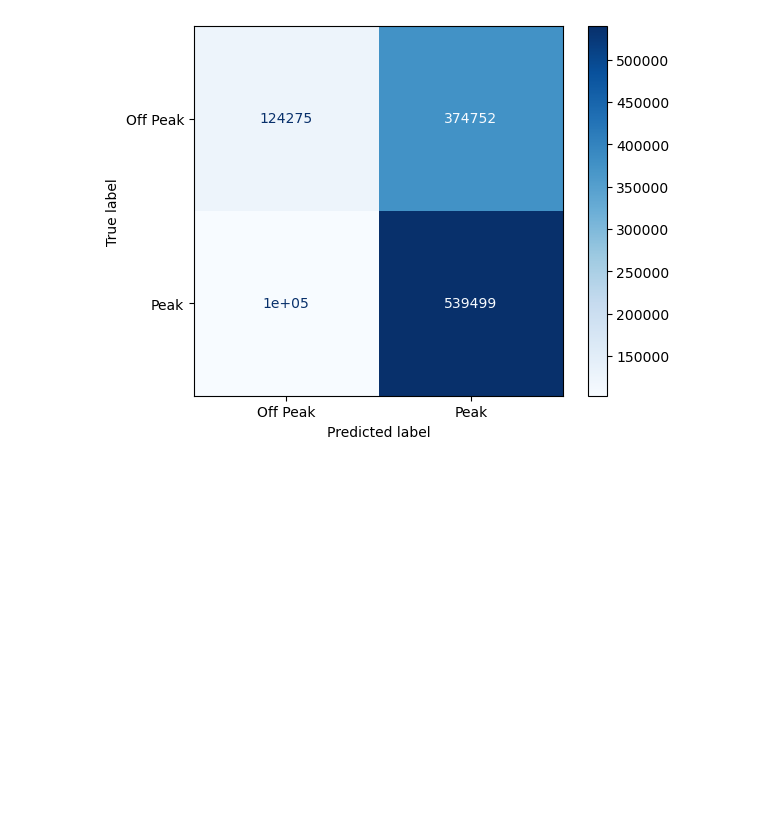
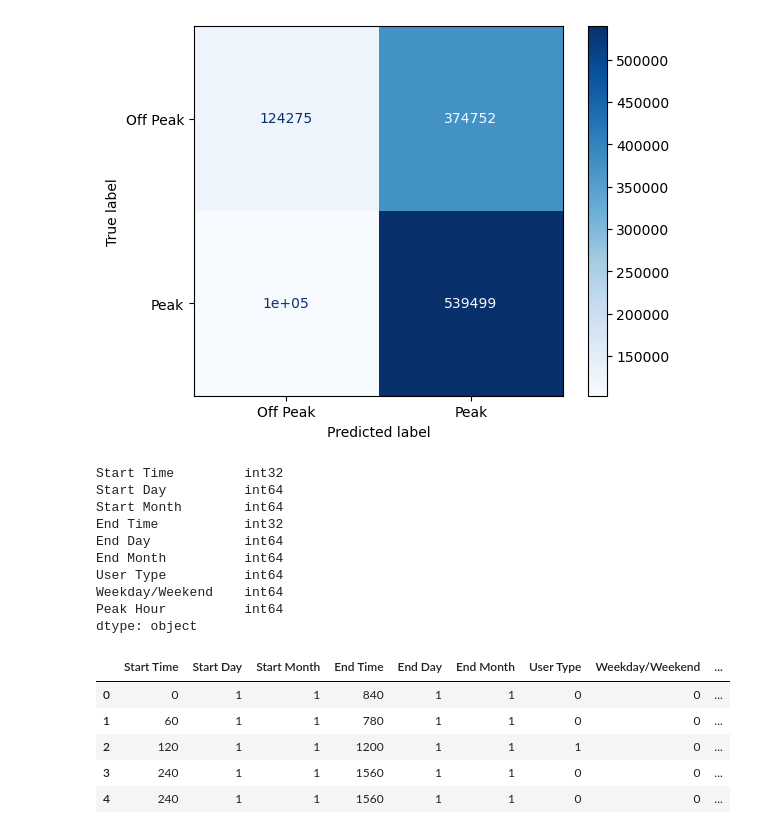
Before and after one commit to ziadharmanani/INF1340-Ridership-Analysis, a Jupyter notebook: rideshare_cleaning.ipynb, the cells around one changed output. Saved outputs shown, nothing was run; the diff lists cells and outputs as text; code cells hidden in the pictures; blank space fills up the shorter version.

```diff
--- a/rideshare_cleaning.ipynb
+++ b/rideshare_cleaning.ipynb
@@ -907,3 +909,53 @@ disp.plot(cmap = 'Blues')
 [figure]
 # %%
 #end of naive bayes work
+# %%
+#pca data cleaning to numeric
+pca_columns = [
+    'Start Time', 'Start Day', 'Start Month',
+    'End Time', 'End Day', 'End Month', 'User Type',
+    'Weekday/Weekend', 'Peak Hour']
+
+df_diagnostic['Trip Duration'] = df_diagnostic['Trip Duration'] / 60  # Convert to minutes
+df_diagnostic = df_diagnostic[df_diagnostic['Trip Duration'] < 45] # Remove outliers
+df_pca = df_diagnostic[pca_columns].copy()
+
+#convert categorical to binary
+df_pca['Peak Hour'] = df_pca['Peak Hour'].map({'Off Peak': 0, 'Morning': 1, 'Evening': 1})
+df_pca['Weekday/Weekend'] = df_pca['Weekday/Weekend'].map({'Weekend': 0, 'Weekday': 1})
+df_pca['User Type'] = df_pca['User Type'].map({'Casual Member': 0, 'Annual Member': 1})
+
+#binary_columns = ['Peak Hour', 'Weekday/Weekend', 'User Type']
+#for col in binary_columns:
+#    df_pca[col] = df_pca[col].astype(int)
+
+#convert times to numerical (seconds since midnight)
+df_pca['Start Time'] = pd.to_datetime(df_pca['Start Time'], format='%H:%M', errors='coerce')
+df_pca['End Time'] = pd.to_datetime(df_pca['End Time'], format='%H:%M', errors='coerce')
+
+df_pca['Start Time'] = df_pca['Start Time'].dt.hour * 3600 + df_pca['Start Time'].dt.minute * 60
+df_pca['End Time'] = df_pca['End Time'].dt.hour * 3600 + df_pca['End Time'].dt.minute * 60
+
+
+#reset index
+df_pca = df_pca.reset_index(drop=True)
+
+print(df_pca.dtypes)
+df_pca.head()
+# %% [output]
+Start Time         int32
+Start Day          int64
+Start Month        int64
+End Time           int32
+End Day            int64
+End Month          int64
+User Type          int64
+Weekday/Weekend    int64
+Peak Hour          int64
+dtype: object
+|  | Start Time | Start Day | Start Month | End Time | End Day | End Month | User Type | Weekday/Weekend | ... |
+| 0 | 0 | 1 | 1 | 840 | 1 | 1 | 0 | 0 | ... |
+| 1 | 60 | 1 | 1 | 780 | 1 | 1 | 0 | 0 | ... |
+| 2 | 120 | 1 | 1 | 1200 | 1 | 1 | 1 | 0 | ... |
+| 3 | 240 | 1 | 1 | 1560 | 1 | 1 | 0 | 0 | ... |
+| 4 | 240 | 1 | 1 | 1560 | 1 | 1 | 0 | 0 | ... |
```
Also changed, not shown: parts of 10 cells of this notebook.
